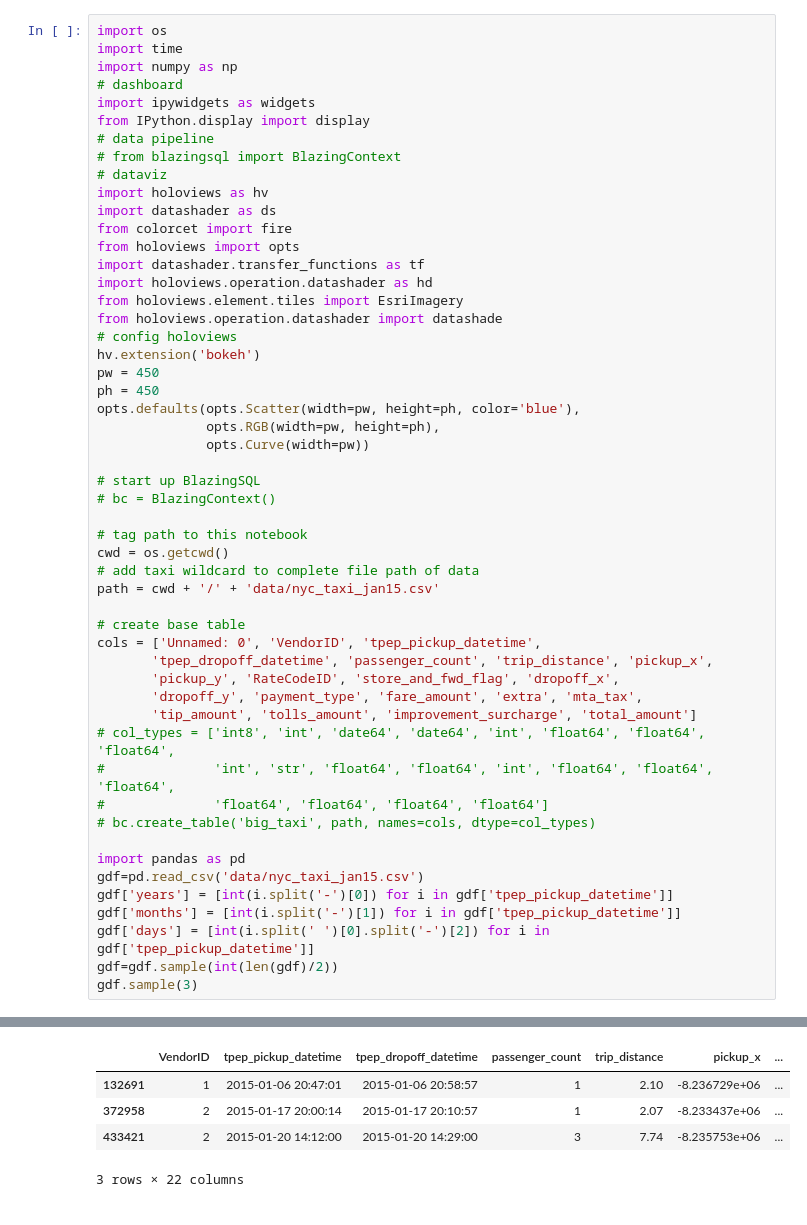
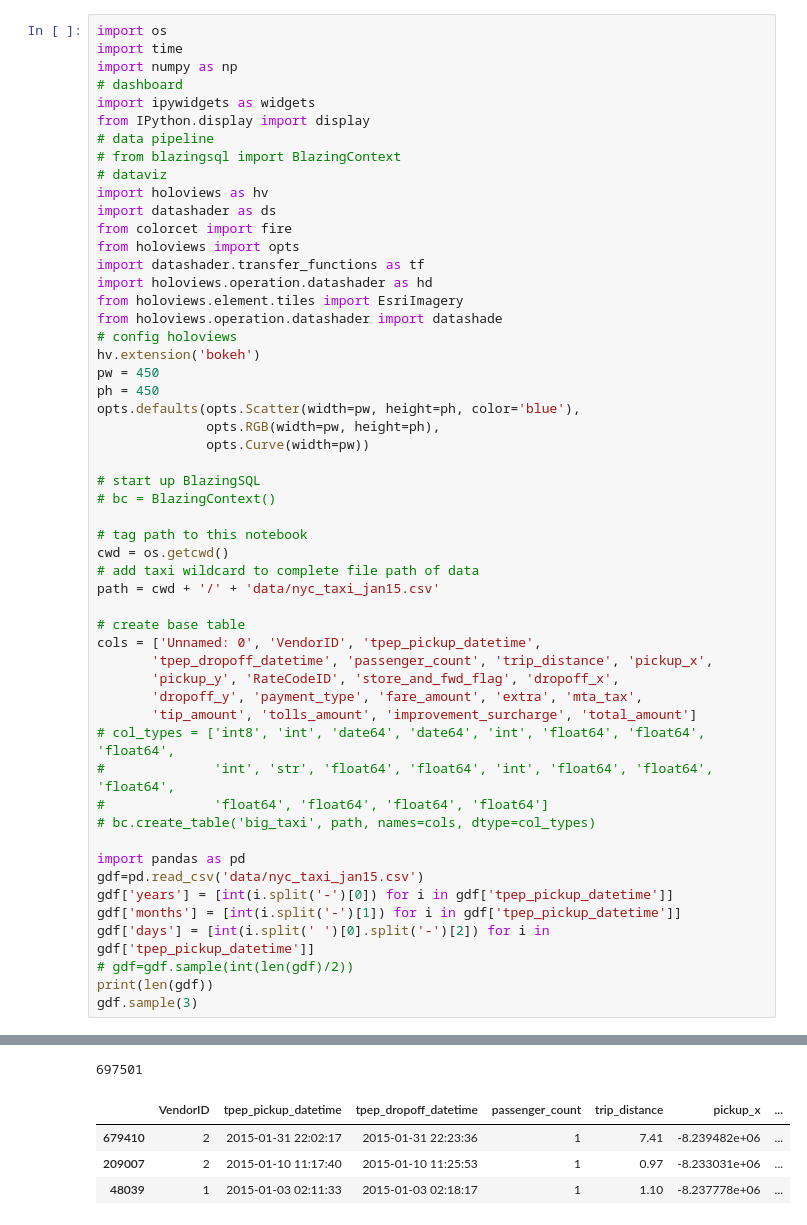
Before and after one commit to gumdropsteve/turbo-telegram, a Jupyter notebook: taxi_dashboard.ipynb, the cells around one changed output, grey strips where cells are left out. Drawn from its saved outputs; the diff is of its cells as text.

```diff
--- a/taxi_dashboard.ipynb
+++ b/taxi_dashboard.ipynb
@@ -27,35 +27,36 @@ opts.defaults(opts.Scatter(width=pw, height=ph, color='blue'),
 # start up BlazingSQL
 # bc = BlazingContext()
 
 # tag path to this notebook
 cwd = os.getcwd()
 # add taxi wildcard to complete file path of data
 path = cwd + '/' + 'data/nyc_taxi_jan15.csv'
 
 # create base table
 cols = ['Unnamed: 0', 'VendorID', 'tpep_pickup_datetime',
        'tpep_dropoff_datetime', 'passenger_count', 'trip_distance', 'pickup_x',
        'pickup_y', 'RateCodeID', 'store_and_fwd_flag', 'dropoff_x',
        'dropoff_y', 'payment_type', 'fare_amount', 'extra', 'mta_tax',
        'tip_amount', 'tolls_amount', 'improvement_surcharge', 'total_amount']
 # col_types = ['int8', 'int', 'date64', 'date64', 'int', 'float64', 'float64', 'float64',
 #              'int', 'str', 'float64', 'float64', 'int', 'float64', 'float64', 'float64',
 #              'float64', 'float64', 'float64', 'float64']
 # bc.create_table('big_taxi', path, names=cols, dtype=col_types)
 
 import pandas as pd
 gdf=pd.read_csv('data/nyc_taxi_jan15.csv')
 gdf['years'] = [int(i.split('-')[0]) for i in gdf['tpep_pickup_datetime']]
 gdf['months'] = [int(i.split('-')[1]) for i in gdf['tpep_pickup_datetime']]
 gdf['days'] = [int(i.split(' ')[0].split('-')[2]) for i in gdf['tpep_pickup_datetime']]
-gdf=gdf.sample(int(len(gdf)/2))
+# gdf=gdf.sample(int(len(gdf)/2))
+print(len(gdf))
 gdf.sample(3)
 # %% [output]
 [interactive output not drawn]
 [interactive output not drawn]
 [interactive output not drawn]
+697501
 |  | VendorID | tpep_pickup_datetime | tpep_dropoff_datetime | passenger_count | trip_distance | pickup_x | ... |
-| 132691 | 1 | 2015-01-06 20:47:01 | 2015-01-06 20:58:57 | 1 | 2.10 | -8.236729e+06 | ... |
-| 372958 | 2 | 2015-01-17 20:00:14 | 2015-01-17 20:10:57 | 1 | 2.07 | -8.233437e+06 | ... |
-| 433421 | 2 | 2015-01-20 14:12:00 | 2015-01-20 14:29:00 | 3 | 7.74 | -8.235753e+06 | ... |
+| 679410 | 2 | 2015-01-31 22:02:17 | 2015-01-31 22:23:36 | 1 | 7.41 | -8.239482e+06 | ... |
+| 209007 | 2 | 2015-01-10 11:17:40 | 2015-01-10 11:25:53 | 1 | 0.97 | -8.233031e+06 | ... |
+| 48039 | 1 | 2015-01-03 02:11:33 | 2015-01-03 02:18:17 | 1 | 1.10 | -8.237778e+06 | ... |
-3 rows × 22 columns
```
Also changed, not shown: parts of 5 cells of this notebook.
